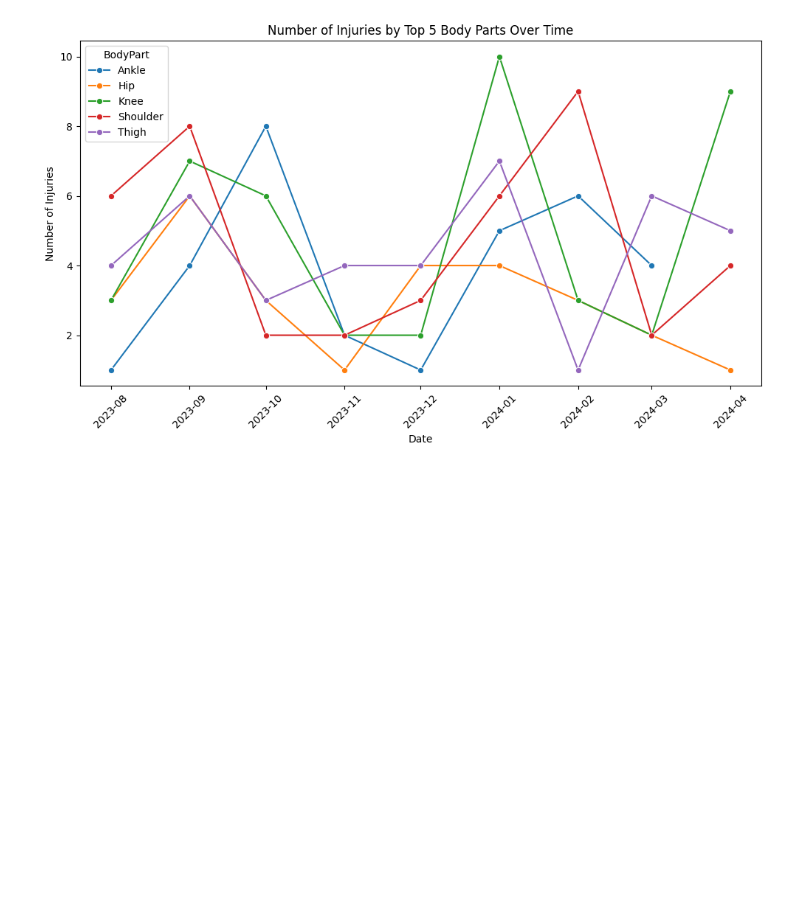
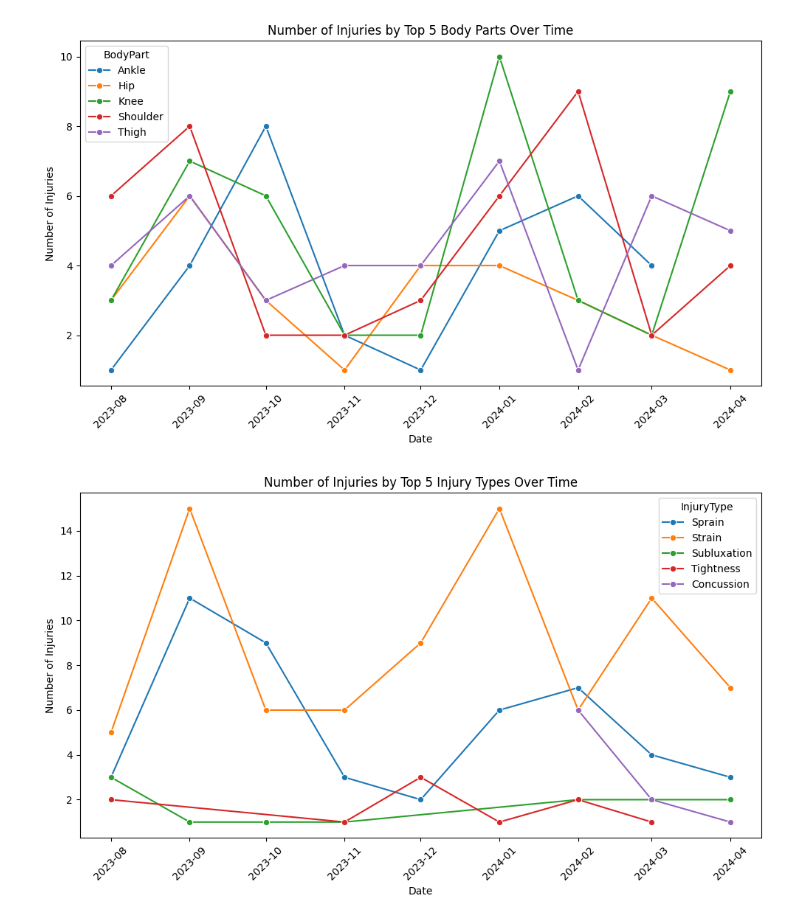
Before and after one commit to bachnguyen234/da301-isaac-athletics, a Jupyter notebook: bach_main_file.ipynb, the cells around one changed output. Drawn from its saved outputs; the diff is of its cells as text; code cells hidden in the pictures; blank space fills up the shorter version.

Commit message:
added injury plot

```diff
--- a/bach_main_file.ipynb
+++ b/bach_main_file.ipynb
@@ -160,3 +160,25 @@ plt.tight_layout()
 plt.show()
 # %% [output]
 [figure]
+# %%
+# Filtering data for injury types
+injury_filtered = df_injuries.groupby([df_injuries['ProblemDate'].dt.to_period('M'), 'InjuryType']).size().reset_index(name='Count')
+injury_filtered = injury_filtered[injury_filtered["InjuryType"].isin(injury_top5["InjuryType"].tolist())]
+
+# Convert period to datetime for easier plotting
+injury_filtered['ProblemDate'] = injury_filtered['ProblemDate'].dt.to_timestamp()
+
+# Plot the data
+plt.figure(figsize=(10, 6))
+sns.lineplot(data=injury_filtered, x='ProblemDate', y='Count', hue='InjuryType', marker='o')
+
+# Customize plot labels and title
+plt.title('Number of Injuries by Top 5 Injury Types Over Time')
+plt.xlabel('Date')
+plt.ylabel('Number of Injuries')
+plt.xticks(rotation = 45)
+plt.tight_layout()
+
+plt.show()
+# %% [output]
+[figure, added]
```
